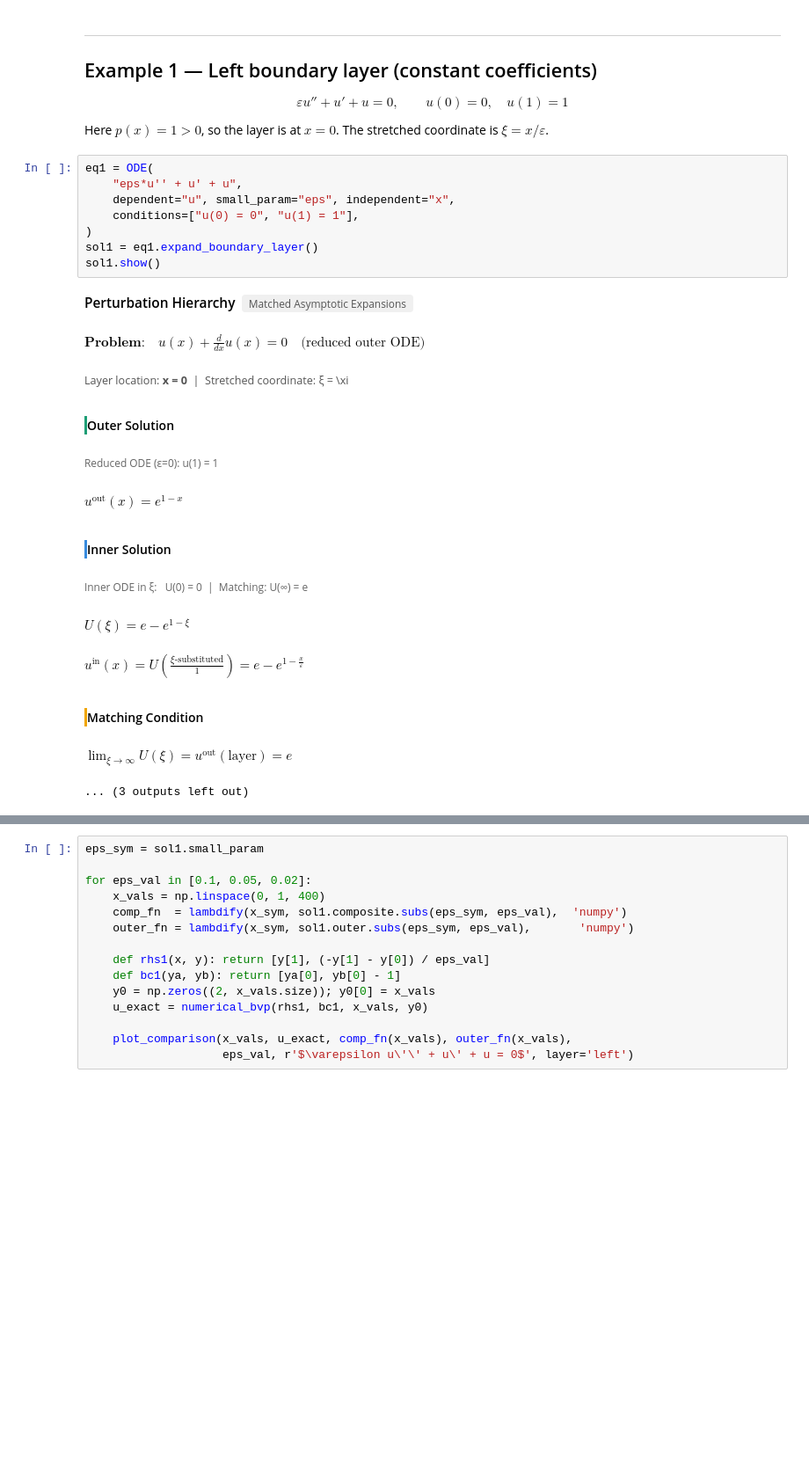
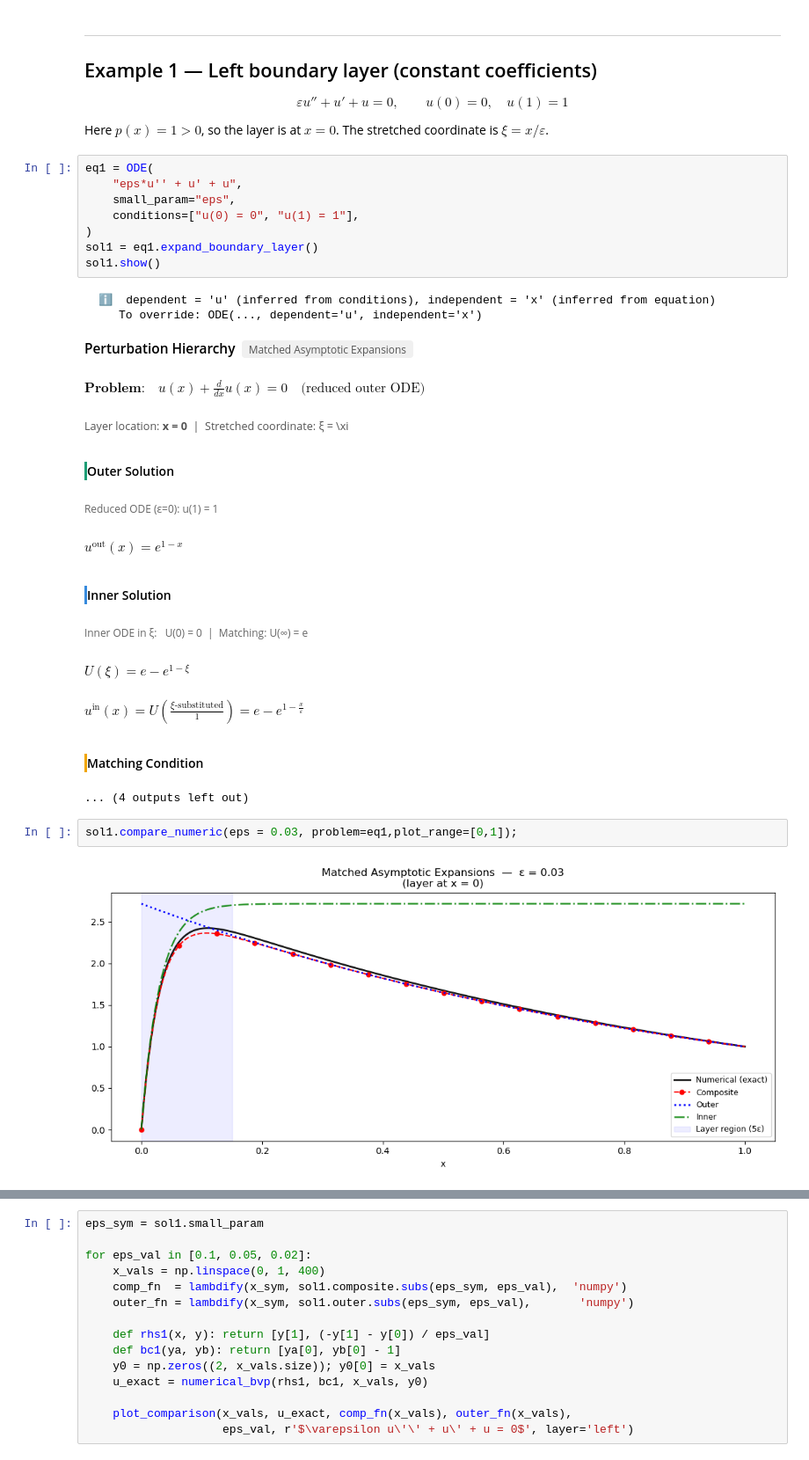
Before and after one commit to saadgroup/asymptotics, a Jupyter notebook: examples/06_boundary_layers.ipynb, the cells around one changed output, grey strips where cells are left out. Shown at 88% size. Cells and saved outputs as stored; diff of their text form; blank space fills up the shorter version.

```diff
--- a/examples/06_boundary_layers.ipynb
+++ b/examples/06_boundary_layers.ipynb
@@ -68,12 +68,14 @@ Here $p(x) = 1 > 0$, so the layer is at $x=0$. The stretched coordinate is $\xi
 # %%
 eq1 = ODE(
     "eps*u'' + u' + u",
-    dependent="u", small_param="eps", independent="x",
+    small_param="eps",
     conditions=["u(0) = 0", "u(1) = 1"],
 )
 sol1 = eq1.expand_boundary_layer()
 sol1.show()
 # %% [output]
+  ℹ️  dependent = 'u' (inferred from conditions), independent = 'x' (inferred from equation)
+     To override: ODE(..., dependent='u', independent='x')
 Perturbation Hierarchy Matched Asymptotic Expansions
 $\displaystyle \textbf{Problem:} \quad u{\left(x \right)} + \frac{d}{d x} u{\left(x \right)} = 0 \quad \text{(reduced outer ODE)}$
 Layer location: x = 0 | Stretched coordinate: ξ = \xi
@@ -85,5 +87,8 @@ Inner ODE in ξ: U(0) = 0 | Matching: U(∞) = e
 $\displaystyle U(\xi) = e - e^{1 - \xi}$
 $\displaystyle u^{\text{in}}(x) = U\!\left(\frac{\xi\text{-substituted}}{1}\right) = e - e^{1 - \frac{x}{\varepsilon}}$
 Matching Condition
-$\displaystyle \lim_{\xi\to\infty} U(\xi) = u^{\text{out}}(\text{layer}) = e$
-... (3 outputs left out)
+... (4 outputs left out)
+# %%
+sol1.compare_numeric(eps = 0.03, problem=eq1,plot_range=[0,1]);
+# %% [output]
+[figure, added]
```
Also changed, not shown: parts of 1 cell of this notebook, 10 other files.
